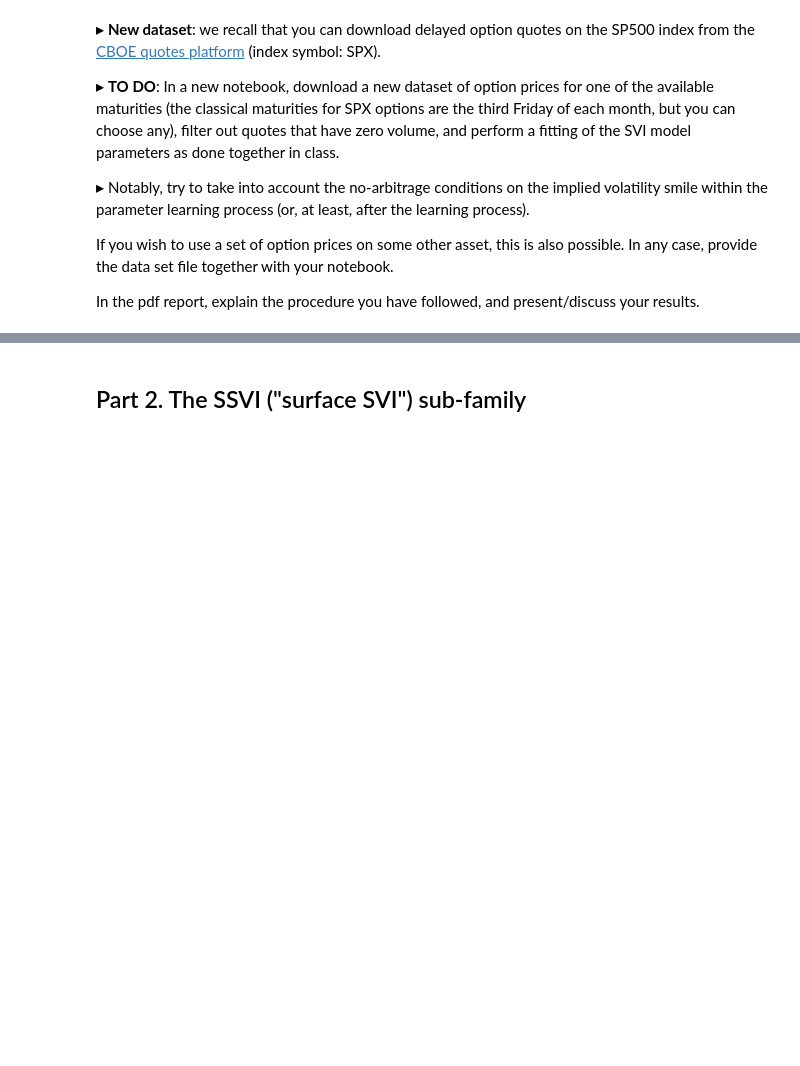
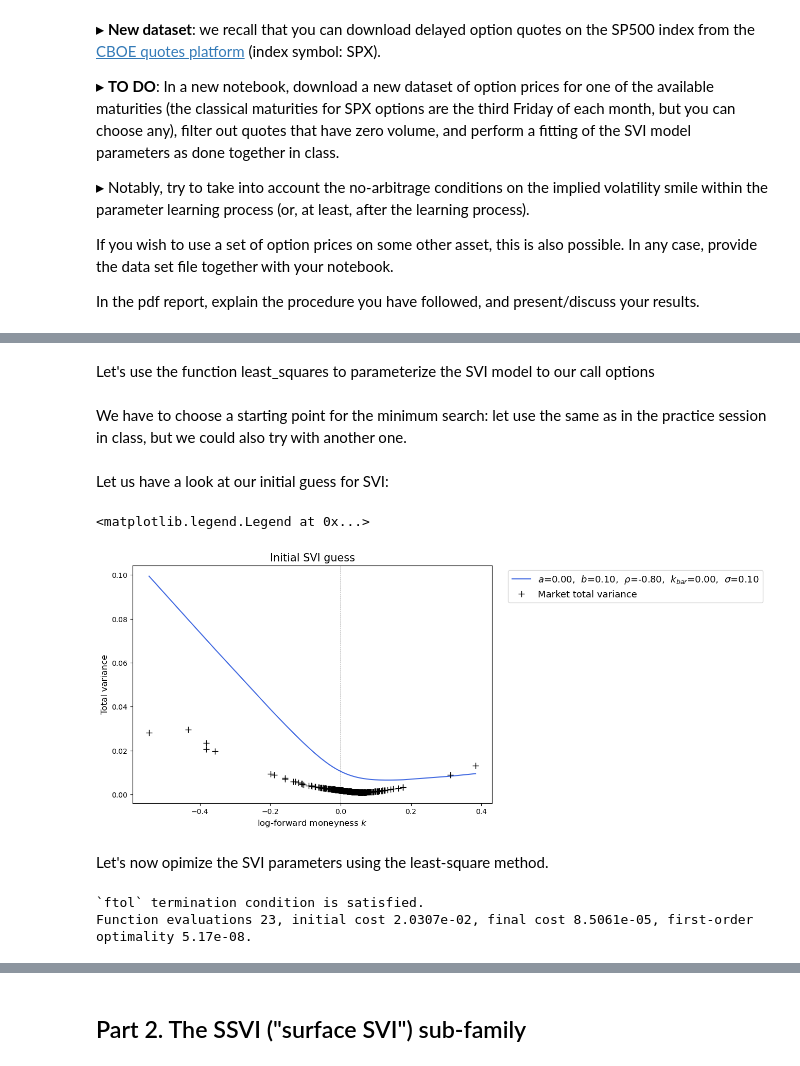
Before and after one commit to dianemans/Proj1_NPFD, a Jupyter notebook: S. De Marco/Project_No_arbitrage_implied_volatility.ipynb, the cells around one changed output, grey strips where cells are left out. Drawn from its saved outputs; the diff is of its cells as text; code cells hidden in the pictures; blank space fills up the shorter version.

```diff
--- a/S. De Marco/Project_No_arbitrage_implied_volatility.ipynb
+++ b/S. De Marco/Project_No_arbitrage_implied_volatility.ipynb
@@ -32,0 +118,4 @@ In the pdf report, explain the procedure you have followed, and present/discuss
+# %%
+call_prices = call_prices.iloc[3:]
+call_prices.reset_index(drop=True, inplace=True)
+call_prices.head()
@@ -32,0 +141,3 @@ In the pdf report, explain the procedure you have followed, and present/discuss
+# %%
+call_prices['Implied_Total_Var'] = T * call_prices['IV']**2
+call_prices.head()
@@ -32,0 +151,2 @@ In the pdf report, explain the procedure you have followed, and present/discuss
+# %% [markdown]
+Let's use the function least_squares to parameterize the SVI model to our call options
@@ -32,0 +174,68 @@ In the pdf report, explain the procedure you have followed, and present/discuss
+# %% [markdown]
+We have to choose a starting point for the minimum search: let use the same as in the practice session in class, but we could also try with another one.
+# %%
+tot_variance = call_prices['Implied_Total_Var']
+log_mon = call_prices['log_mon']
+# %%
+## Choice of initial point
+a_init = np.min(tot_variance) / 2
+b_init = 0.1
+rho_init = -0.8
+k_bar_init = 0.
+sig_init = 0.1
+# %% [markdown]
+Let us have a look at our initial guess for SVI:
+# %%
+plt.figure(figsize=(9,6))
+
+total_variances_init = SVI(log_mon , a_init, b_init, rho_init, k_bar_init, sig_init)
+
+plt.plot(log_mon, total_variances_init,
+         color='royalblue', linewidth=1.5,
+         label=r"$a$=%1.2f,  $b$=%1.2f,  $\rho$=%1.2f,  $k_{bar}$=%1.2f,  $\sigma$=%1.2f" %(a_init,b_init,rho_init,k_bar_init,sig_init))
+
+plt.plot(log_mon, tot_variance,
+         color='black', linewidth=0., marker="+", markersize=8, label="Market total variance")
+
+plt.axvline(0., linestyle="--", linewidth=0.5, color="k")
+
+plt.xlabel(r"log-forward moneyness $k$", fontsize=12)
+plt.ylabel("Total variance", fontsize=12)
+plt.title(r"Initial SVI guess", fontsize=15)
+
+plt.legend(loc=9, fontsize=13, bbox_to_anchor=(1.4, 1.0), ncol=1)
+# %% [output]
+<matplotlib.legend.Legend at 0x...>
+[figure, added]
+# %% [markdown]
+Let's now opimize the SVI parameters using the least-square method.
+# %%
+# Put bounds on the parameters
+lower = np.array([0,   # a
+                  0.,   # b
+                  -1,  # rho
+                  -0.5, # k_bar
+                  0.])  # sigma
+
+upper = np.array([2, # a
+                  2.,  # b
+                  1,  # rho
+                  0.5, # k_bar
+                  1.]) # sigma
+
+SVI_param_bounds = (lower, upper)
+
+theta_init = np.array([a_init, b_init, rho_init, k_bar_init, sig_init])
+
+# Optimization
+result = opt.least_squares(fun = fct_least_squares,
+                           x0 = theta_init, #initial guess,
+                           bounds = SVI_param_bounds, #bounds on the parameters
+                           args = (log_mon, tot_variance), #additional arguments for the LS objective
+                           verbose = 1)
+
+## The optimized parameters
+a_star, b_star, rho_star, k_bar_star, sig_star = result.x
+# %% [output]
+`ftol` termination condition is satisfied.
+Function evaluations 23, initial cost 2.0307e-02, final cost 8.5061e-05, first-order optimality 5.17e-08.
```
Also changed, not shown: parts of 30 cells of this notebook, 2 other files.
